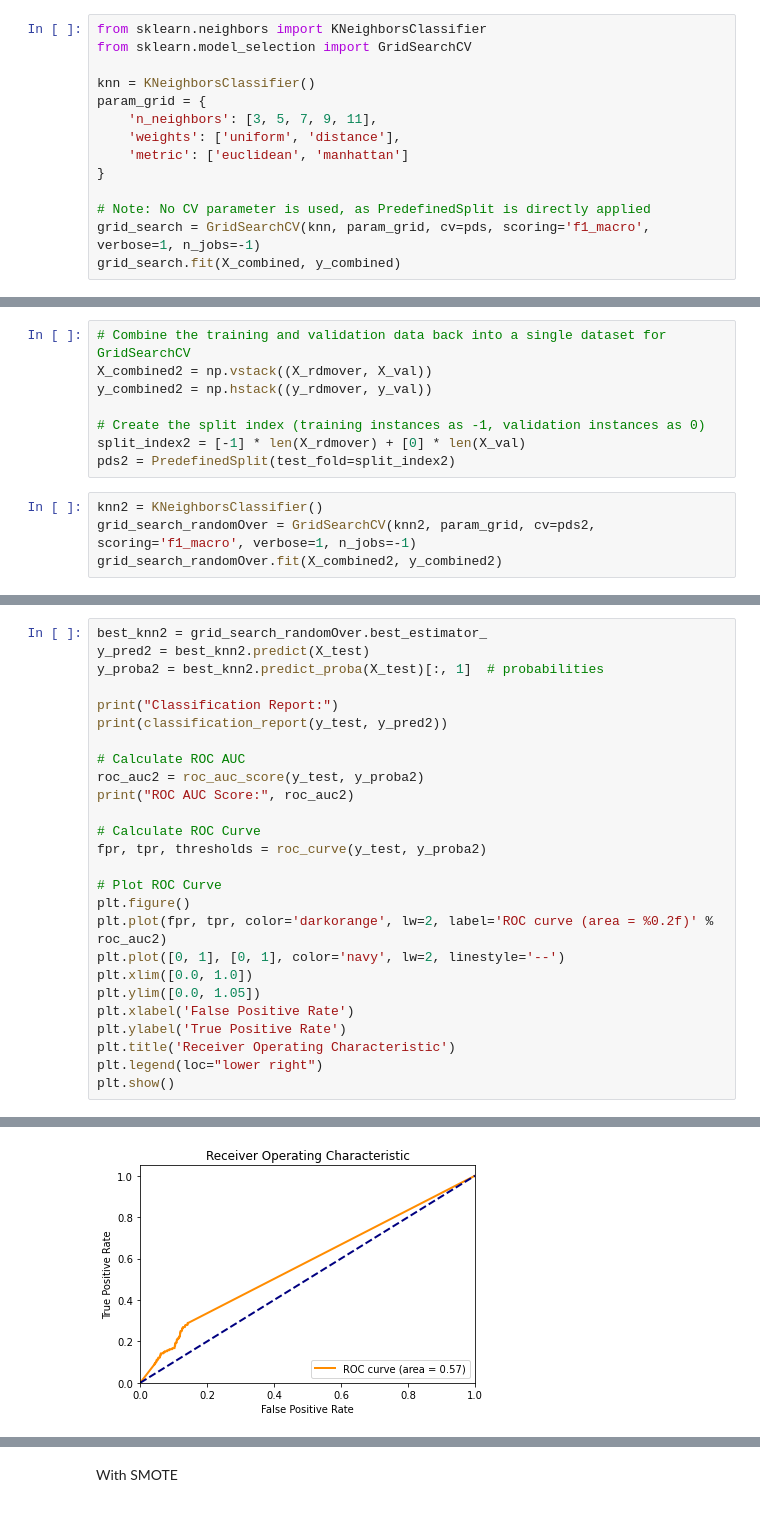
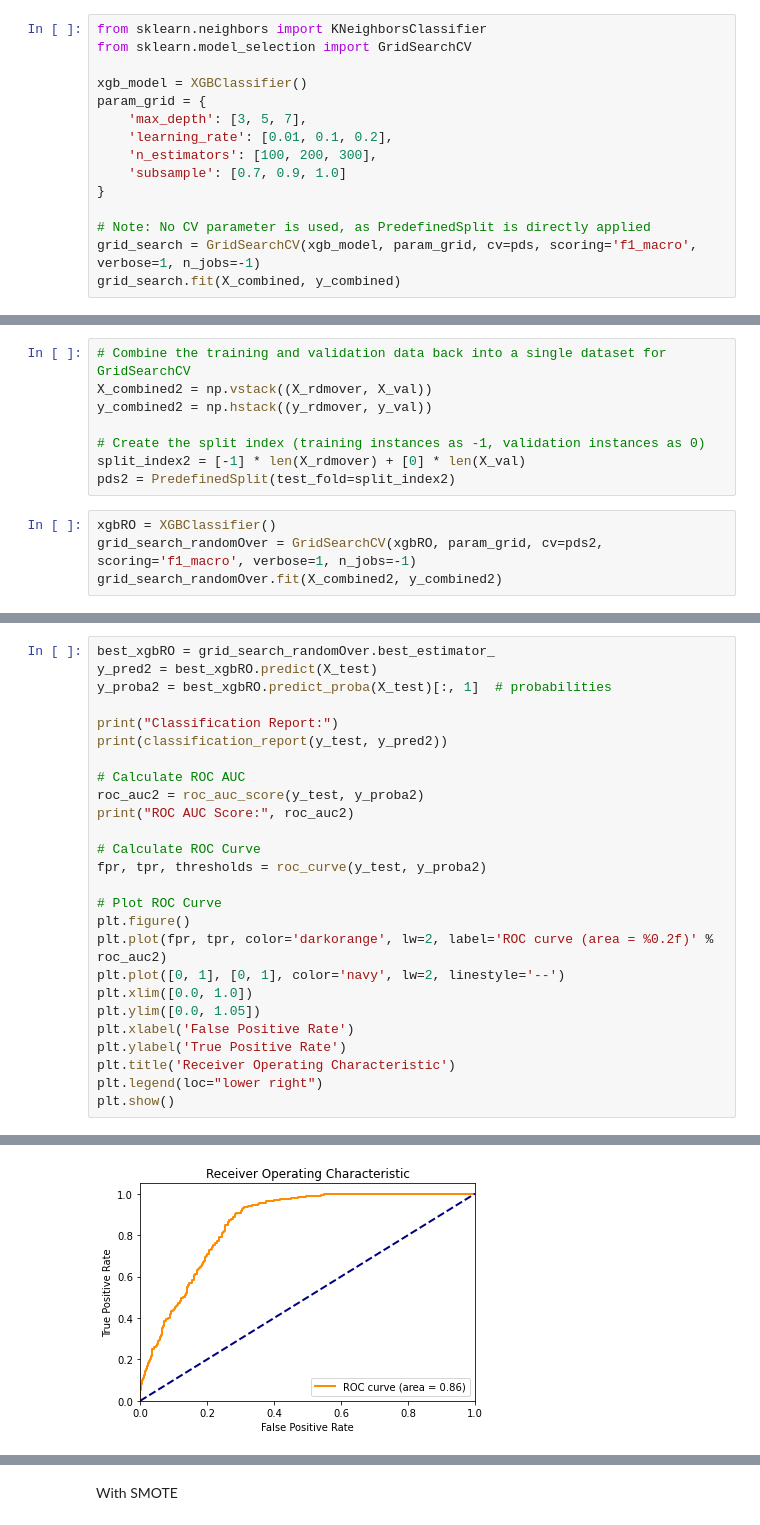
Before and after one commit to IanChen-ML/Insurance-Data-Analytics, a Jupyter notebook: Data-level methods Comaprison.ipynb, the cells around one changed output, grey strips where cells are left out. Cells and saved outputs as stored; diff of their text form.

```diff
--- a/Data-level methods Comaprison.ipynb
+++ b/Data-level methods Comaprison.ipynb
@@ -64,14 +65,15 @@ KNN classification without balancing the data
 from sklearn.neighbors import KNeighborsClassifier
 from sklearn.model_selection import GridSearchCV
 
-knn = KNeighborsClassifier()
+xgb_model = XGBClassifier()
 param_grid = {
-    'n_neighbors': [3, 5, 7, 9, 11],
-    'weights': ['uniform', 'distance'],
-    'metric': ['euclidean', 'manhattan']
+    'max_depth': [3, 5, 7],
+    'learning_rate': [0.01, 0.1, 0.2],
+    'n_estimators': [100, 200, 300],
+    'subsample': [0.7, 0.9, 1.0]
 }
 
 # Note: No CV parameter is used, as PredefinedSplit is directly applied
-grid_search = GridSearchCV(knn, param_grid, cv=pds, scoring='f1_macro', verbose=1, n_jobs=-1)
+grid_search = GridSearchCV(xgb_model, param_grid, cv=pds, scoring='f1_macro', verbose=1, n_jobs=-1)
 grid_search.fit(X_combined, y_combined)
 # %% [output]
@@ -166,7 +179,7 @@ y_combined2 = np.hstack((y_rdmover, y_val))
 split_index2 = [-1] * len(X_rdmover) + [0] * len(X_val)
 pds2 = PredefinedSplit(test_fold=split_index2)
 # %%
-knn2 = KNeighborsClassifier()
-grid_search_randomOver = GridSearchCV(knn2, param_grid, cv=pds2, scoring='f1_macro', verbose=1, n_jobs=-1)
+xgbRO = XGBClassifier()
+grid_search_randomOver = GridSearchCV(xgbRO, param_grid, cv=pds2, scoring='f1_macro', verbose=1, n_jobs=-1)
 grid_search_randomOver.fit(X_combined2, y_combined2)
 # %% [output]
@@ -179,8 +203,8 @@ GridSearchCV(cv=PredefinedSplit(test_fold=array([-1, -1, ...,  0,  0])),
              scoring='f1_macro', verbose=1)
 # %%
-best_knn2 = grid_search_randomOver.best_estimator_
-y_pred2 = best_knn2.predict(X_test)
-y_proba2 = best_knn2.predict_proba(X_test)[:, 1]  # probabilities
+best_xgbRO = grid_search_randomOver.best_estimator_
+y_pred2 = best_xgbRO.predict(X_test)
+y_proba2 = best_xgbRO.predict_proba(X_test)[:, 1]  # probabilities
 
 print("Classification Report:")
 print(classification_report(y_test, y_pred2))
@@ -218,4 +242,4 @@ ROC AUC Score: 0.5724005211529366
-[figure, old version]
+[figure, new version]
 # %%
 from sklearn.metrics import confusion_matrix
 # Confusion Matrix with Percentages
```
Also changed, not shown: parts of 21 cells of this notebook.
